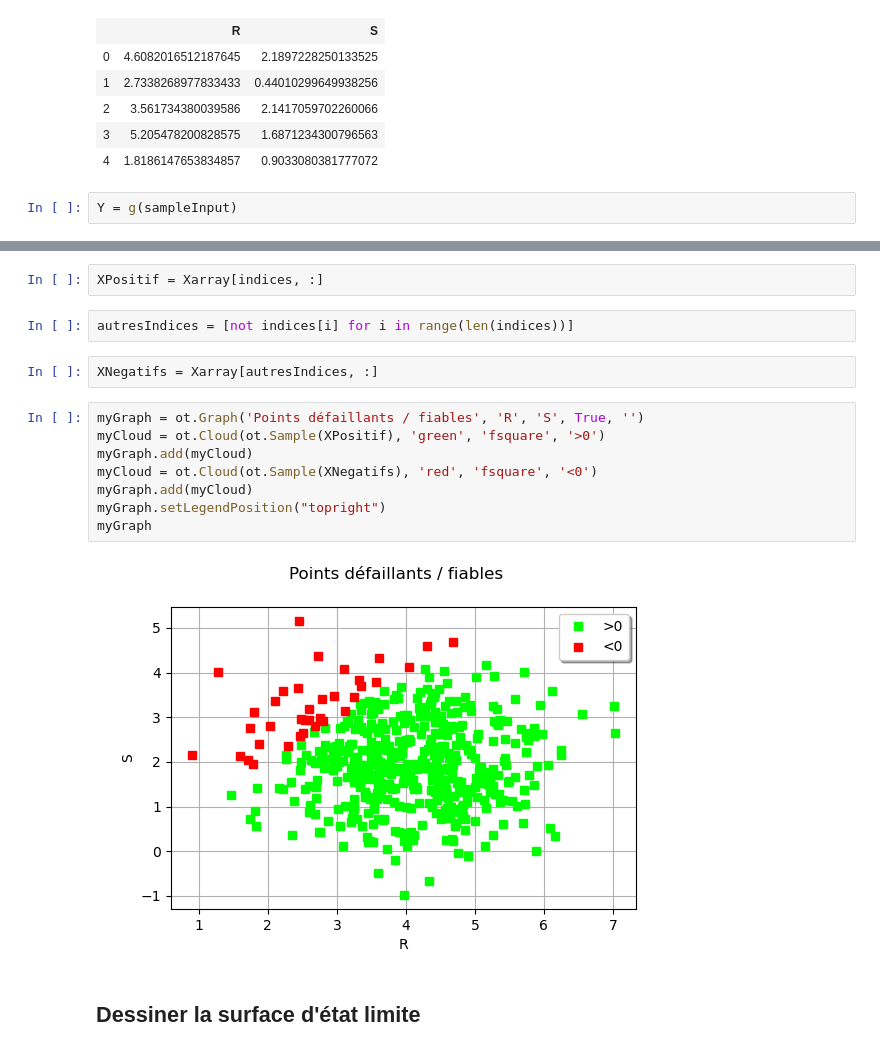
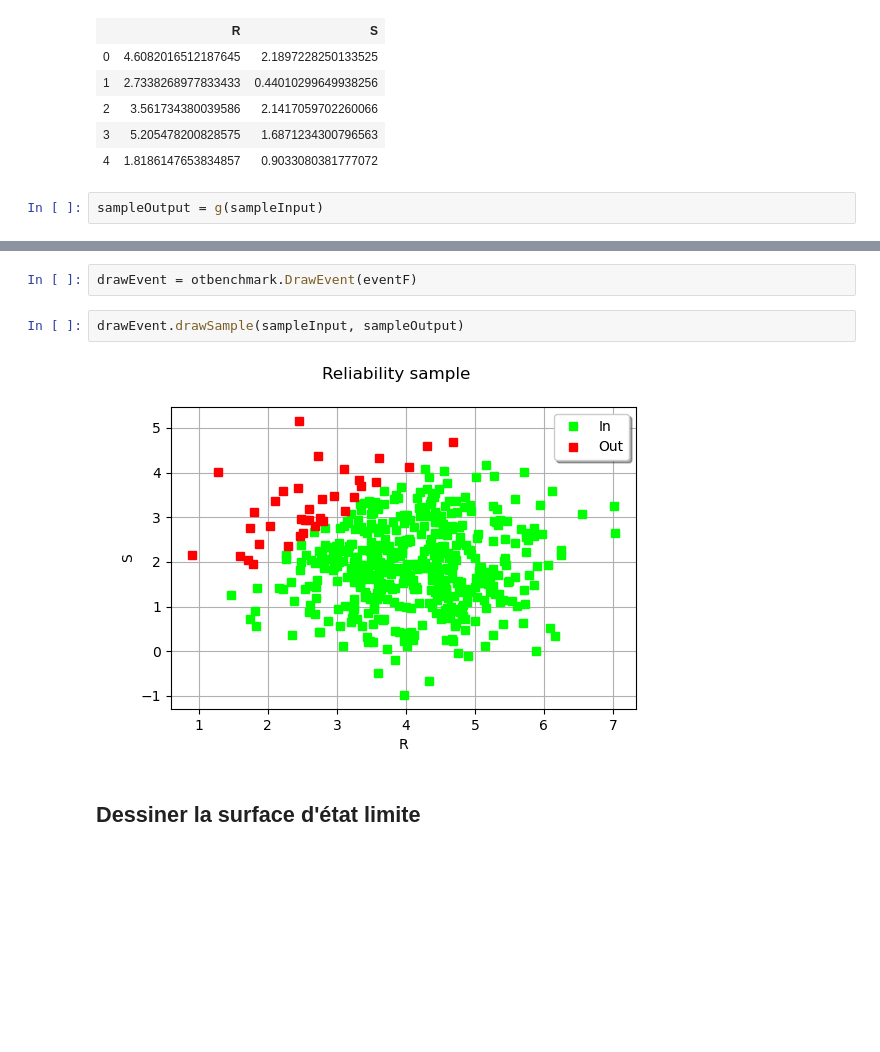
Before and after one commit to openturns/otbenchmark, a Jupyter notebook: examples/Cas-R-S-crosscut.ipynb, the cells around one changed output, grey strips where cells are left out. Cells and saved outputs as stored; diff of their text form; blank space fills up the shorter version.

Commit message:
Adding a draw class for reliability

```diff
--- a/examples/Cas-R-S-crosscut.ipynb
+++ b/examples/Cas-R-S-crosscut.ipynb
@@ -45,4 +46,4 @@ sampleInput[:5]
 | 3 | 5.205478200828575 | 1.6871234300796563 |
 | 4 | 1.8186147653834857 | 0.9033080381777072 |
 # %%
-Y = g(sampleInput)
+sampleOutput = g(sampleInput)
@@ -56,19 +50,9 @@ Xarray = np.array(sampleInput)
-# %%
-XPositif = Xarray[indices, :]
-# %%
-autresIndices = [not indices[i] for i in range(len(indices))]
-# %%
-XNegatifs = Xarray[autresIndices, :]
-# %%
-myGraph = ot.Graph('Points défaillants / fiables', 'R', 'S', True, '')
-myCloud = ot.Cloud(ot.Sample(XPositif), 'green', 'fsquare', '>0')
-myGraph.add(myCloud)
-myCloud = ot.Cloud(ot.Sample(XNegatifs), 'red', 'fsquare', '<0')
-myGraph.add(myCloud)
-myGraph.setLegendPosition("topright")
-myGraph
-# %% [output]
-[figure, removed]
+# %%
+drawEvent = otbenchmark.DrawEvent(eventF)
+# %%
+drawEvent.drawSample(sampleInput, sampleOutput)
+# %% [output]
+[figure, added]
 # %% [markdown]
 ## Dessiner la surface d'état limite
 # %%
```
Also changed, not shown: parts of 25 cells of this notebook, 5 other files.
